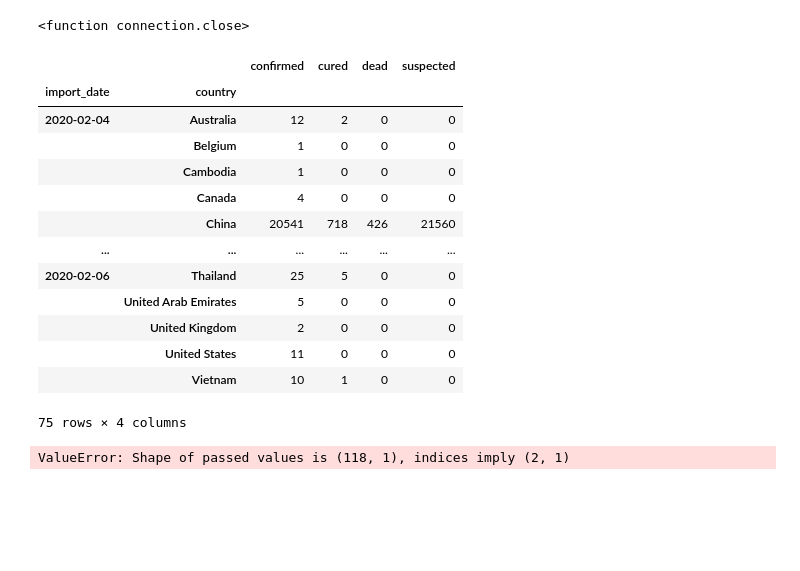
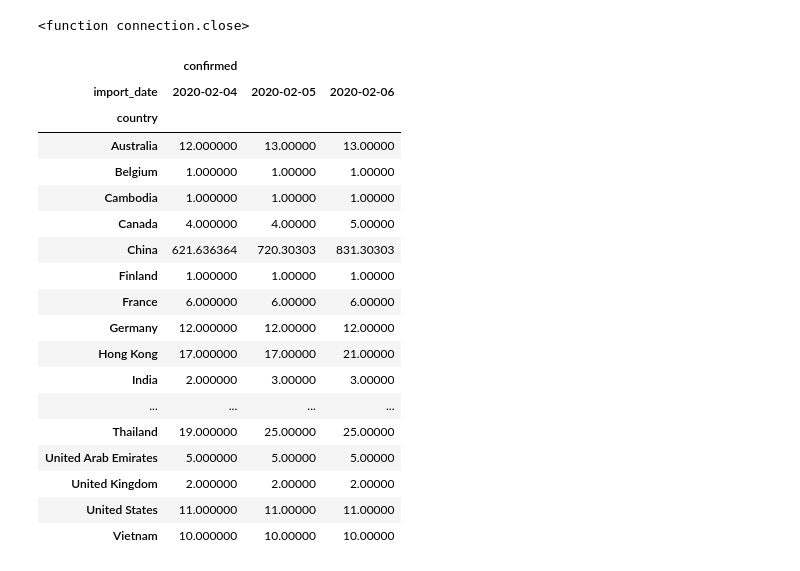
Before and after one commit to AnubisDenko/corov_data_collector, a Jupyter notebook: notebooks/QueryPlayground.ipynb, the cells around one changed output. Saved outputs shown, nothing was run; the diff lists cells and outputs as text; code cells hidden in the pictures; blank space fills up the shorter version.

```diff
--- a/notebooks/QueryPlayground.ipynb
+++ b/notebooks/QueryPlayground.ipynb
@@ -20,24 +20,25 @@ conn.close
 # %%
 df_raw = pd.DataFrame(rows,columns=['id','comment','confirmed','country','create_time','cured','dead','import_date','modify_time','province_name','province_short_name','suspected','update_time'])
 df = df_raw.drop(['id'], axis=1)
-# %%
-df.groupby(['import_date','country']).sum()
-# %% [output]
-|  |  | confirmed | cured | dead | suspected |
-| import_date | country |  |  |  |  |
-| 2020-02-04 | Australia | 12 | 2 | 0 | 0 |
-|  | Belgium | 1 | 0 | 0 | 0 |
-|  | Cambodia | 1 | 0 | 0 | 0 |
-|  | Canada | 4 | 0 | 0 | 0 |
-|  | China | 20541 | 718 | 426 | 21560 |
-| ... | ... | ... | ... | ... | ... |
-| 2020-02-06 | Thailand | 25 | 5 | 0 | 0 |
-|  | United Arab Emirates | 5 | 0 | 0 | 0 |
-|  | United Kingdom | 2 | 0 | 0 | 0 |
-|  | United States | 11 | 0 | 0 | 0 |
-|  | Vietnam | 10 | 1 | 0 | 0 |
-75 rows × 4 columns
 # %%
-df_raw.pivot(index=['country','province_name'], columns='import_date', values=['confirmed'])
+df.pivot_table(index=['country'], columns='import_date', values=['confirmed'])
 # %% [output]
-ValueError: Shape of passed values is (118, 1), indices imply (2, 1)
+|  | confirmed |  |  |
+| import_date | 2020-02-04 | 2020-02-05 | 2020-02-06 |
+| country |  |  |  |
+| Australia | 12.000000 | 13.00000 | 13.00000 |
+| Belgium | 1.000000 | 1.00000 | 1.00000 |
+| Cambodia | 1.000000 | 1.00000 | 1.00000 |
+| Canada | 4.000000 | 4.00000 | 5.00000 |
+| China | 621.636364 | 720.30303 | 831.30303 |
+| Finland | 1.000000 | 1.00000 | 1.00000 |
+| France | 6.000000 | 6.00000 | 6.00000 |
+| Germany | 12.000000 | 12.00000 | 12.00000 |
+| Hong Kong | 17.000000 | 17.00000 | 21.00000 |
+| India | 2.000000 | 3.00000 | 3.00000 |
+| ... | ... | ... | ... |
+| Thailand | 19.000000 | 25.00000 | 25.00000 |
+| United Arab Emirates | 5.000000 | 5.00000 | 5.00000 |
+| United Kingdom | 2.000000 | 2.00000 | 2.00000 |
+| United States | 11.000000 | 11.00000 | 11.00000 |
+| Vietnam | 10.000000 | 10.00000 | 10.00000 |
```
Also changed, not shown: parts of 3 cells of this notebook, 8 other files.
